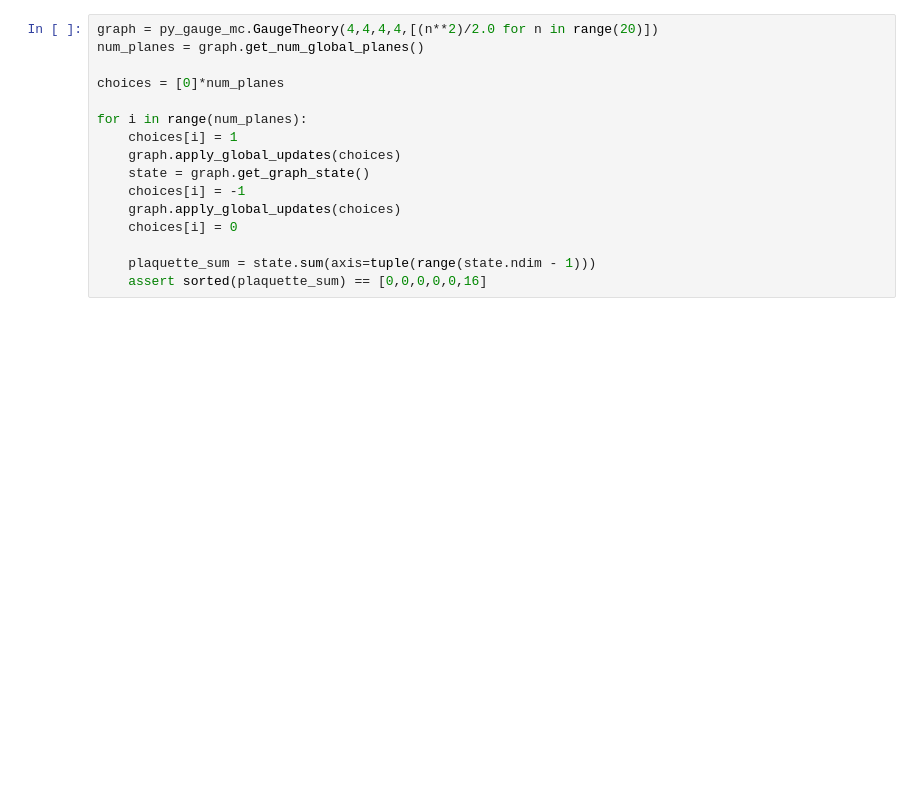
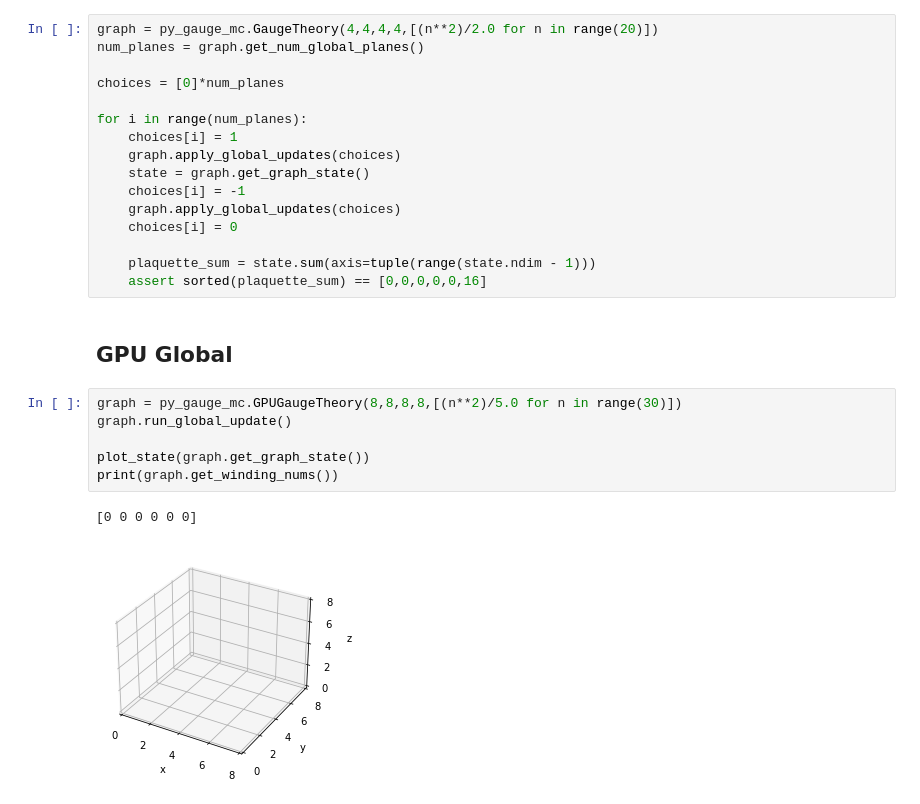
Before and after one commit to Renmusxd/PyGaugeMC, a Jupyter notebook: jupyter/Benchmarks.ipynb, the cells around one changed output. Cells and saved outputs as stored; diff of their text form; blank space fills up the shorter version.

```diff
--- a/jupyter/Benchmarks.ipynb
+++ b/jupyter/Benchmarks.ipynb
@@ -131,3 +131,14 @@ for i in range(num_planes):
 
     plaquette_sum = state.sum(axis=tuple(range(state.ndim - 1)))
     assert sorted(plaquette_sum) == [0,0,0,0,0,16]
+# %% [markdown]
+## GPU Global
+# %%
+graph = py_gauge_mc.GPUGaugeTheory(8,8,8,8,[(n**2)/5.0 for n in range(30)])
+graph.run_global_update()
+
+plot_state(graph.get_graph_state())
+print(graph.get_winding_nums())
+# %% [output]
+[0 0 0 0 0 0]
+[figure, added]
```
Also changed, not shown: parts of 7 cells of this notebook, 3 other files.
